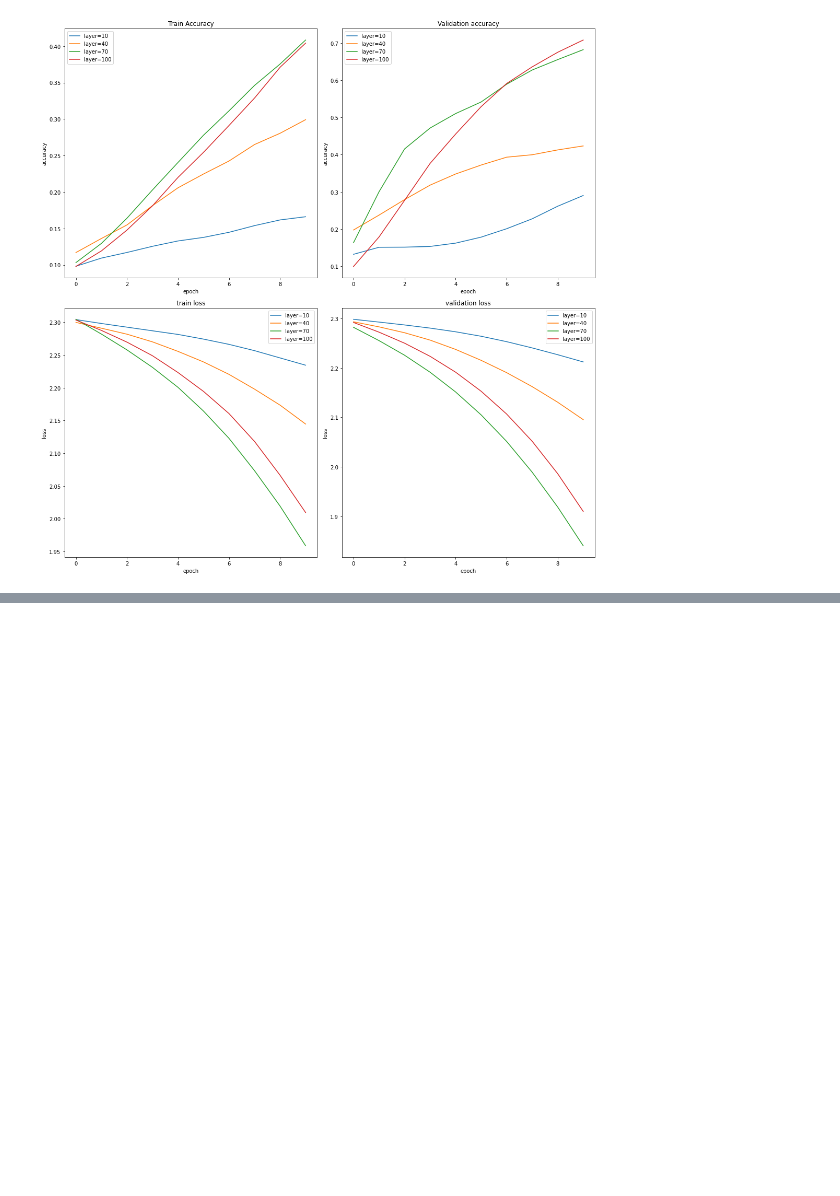
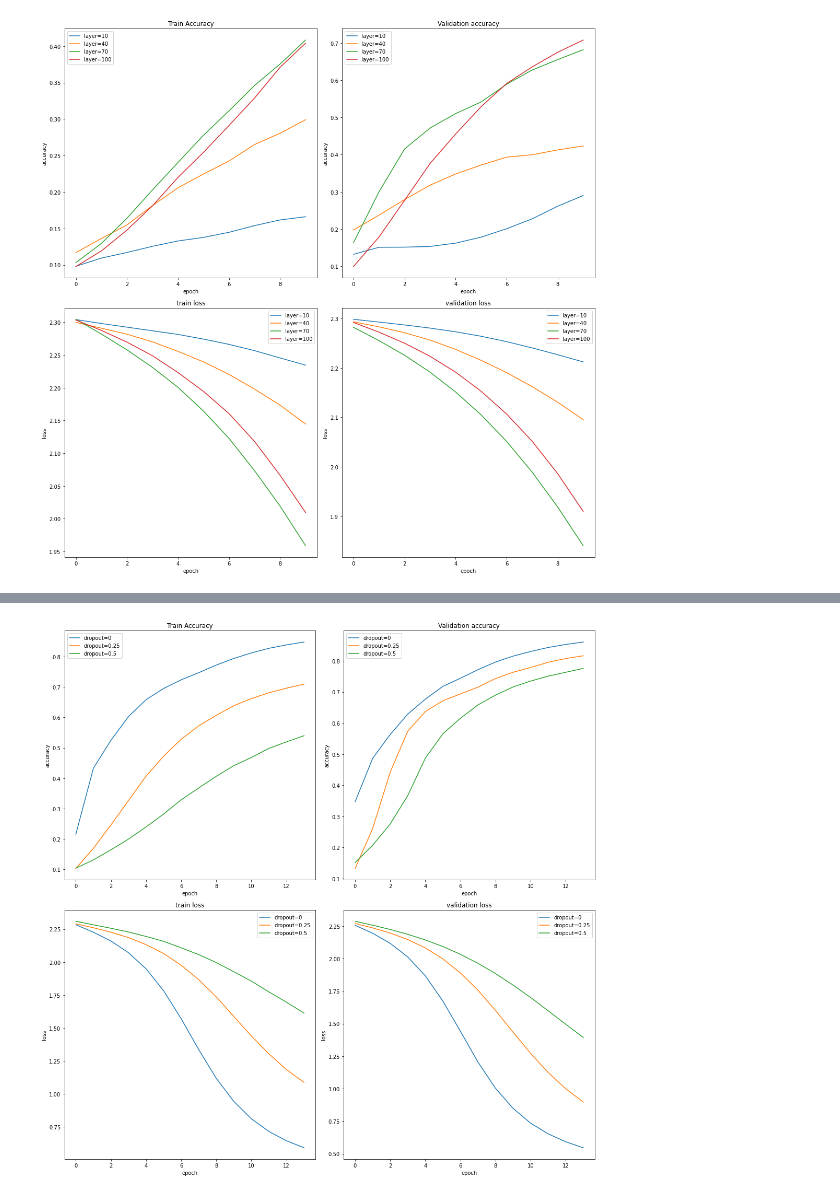
Before and after one commit to alejomaar/Machine-Learning-Zoomcamp, a Jupyter notebook: Capstone 1/notebook.ipynb, the cells around one changed output, grey strips where cells are left out. Saved outputs shown, nothing was run; the diff lists cells and outputs as text; code cells hidden in the pictures; blank space fills up the shorter version.

```diff
--- a/Capstone 1/notebook.ipynb
+++ b/Capstone 1/notebook.ipynb
@@ -285,14 +208,0 @@ train_ds.class_indices
-# %%
-scores = {}
-
-for ind,size_inner in enumerate([50,100,150]):
-    print(size_inner)
-    epochs =12
-    filename = f'xception_v1_size_{size_inner}'
-
-    model = make_cnn_model(learning_rate=0.004, size_inner=size_inner, droprate=0.0)
-    history = train(model,train_ds,val_ds,epochs,filename)
-    scores[size_inner] = history.history
-
-    print()
-    print()
@@ -338,2 +208,0 @@ score_size_50['val_categorical_accuracy']
-# %%
-scores =  [score_size_50,score_size_100,score_size_150]
@@ -357,14 +209,4 @@ for s,l in zip(scores,layer_s):
-# %%
-scores = {}
-
-for ind,drop_rate in enumerate([0.0,0.25,0.5]):
-    print(drop_rate)
-    epochs =6
-    filename = f'xception_v2_drop_{drop_rate}'
-
-    model = make_cnn_model(learning_rate=0.003, size_inner=50, droprate=drop_rate)
-    history = train(model,train_ds,val_ds,epochs,filename)
-    scores[size_inner] = history.history
-
-    print()
-    print()
+# %%
+plot_history(scores)
+# %% [output]
+[figure, added]
```
Also changed, not shown: parts of 28 cells of this notebook, 6 other files.
